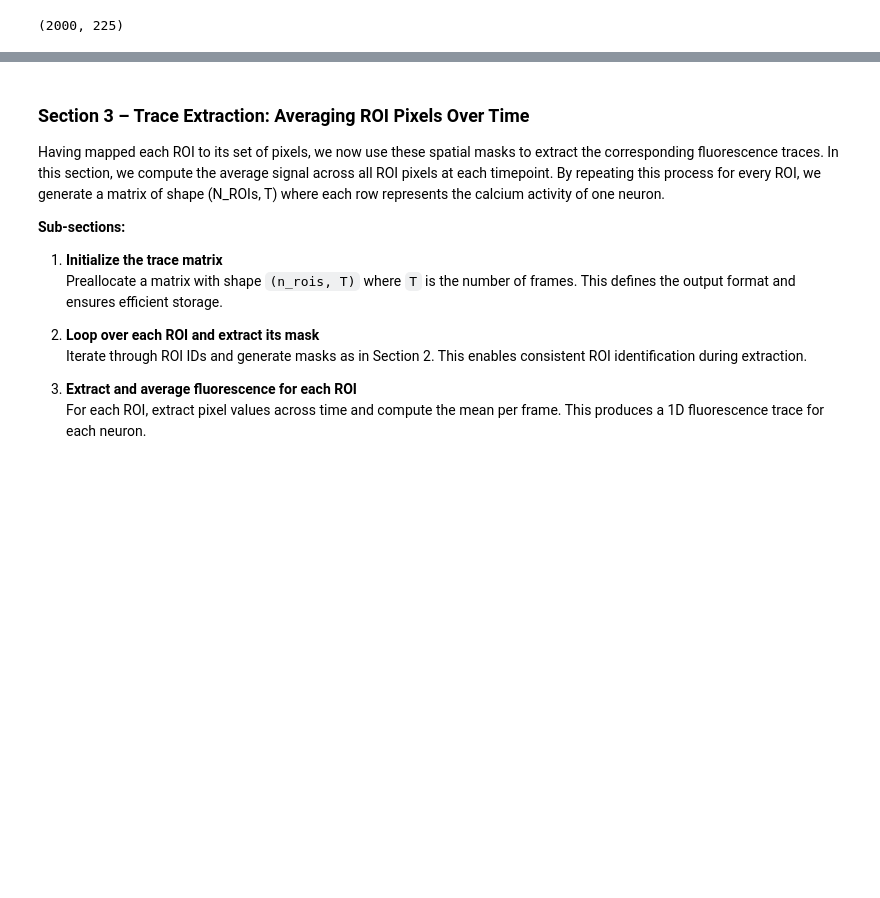
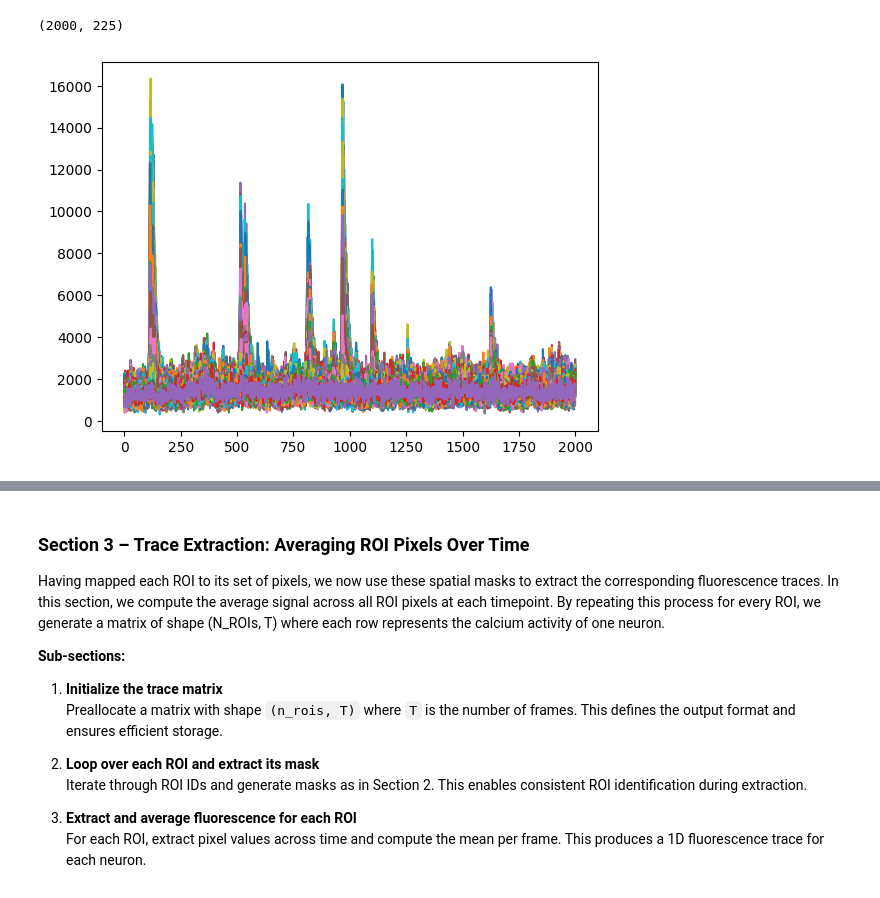
Before and after one commit to sangeethankumar/Courses, a Jupyter notebook: CalciumImaging/Draft1/06. Extracting Calcium Traces from Multi-Cell Image Masks.ipynb, the cells around one changed output, grey strips where cells are left out. Saved outputs shown, nothing was run; the diff lists cells and outputs as text; code cells hidden in the pictures; blank space fills up the shorter version.

```diff
--- a/CalciumImaging/Draft1/06. Extracting Calcium Traces from Multi-Cell Image Masks.ipynb
+++ b/CalciumImaging/Draft1/06. Extracting Calcium Traces from Multi-Cell Image Masks.ipynb
@@ -137,3 +137,7 @@ roi_pixel_traces = movie[:, mask]
 roi_pixel_traces.shape
 # %% [output]
 (2000, 225)
+# %%
+plt.plot(roi_pixel_traces);
+# %% [output]
+[figure, added]
```
Also changed, not shown: parts of 10 cells of this notebook, 1 other file.
